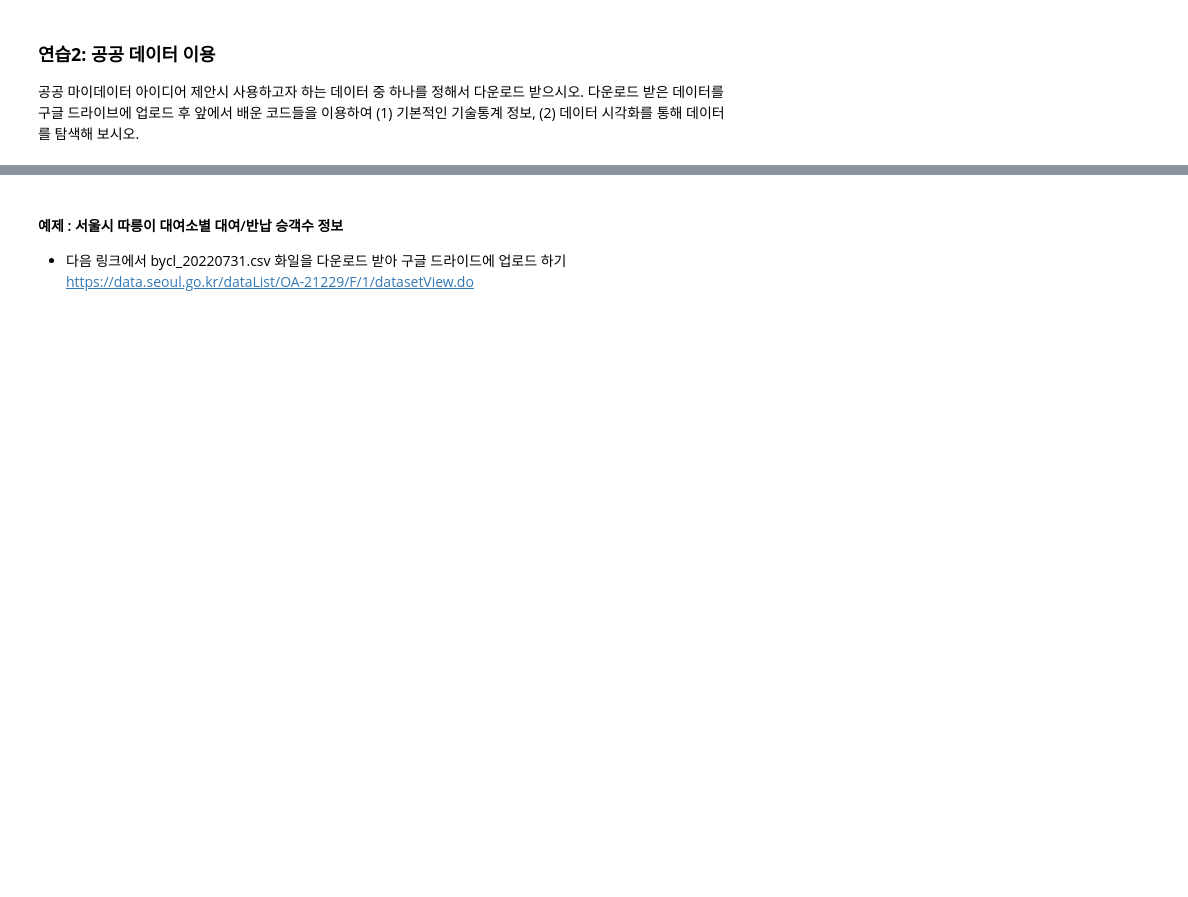
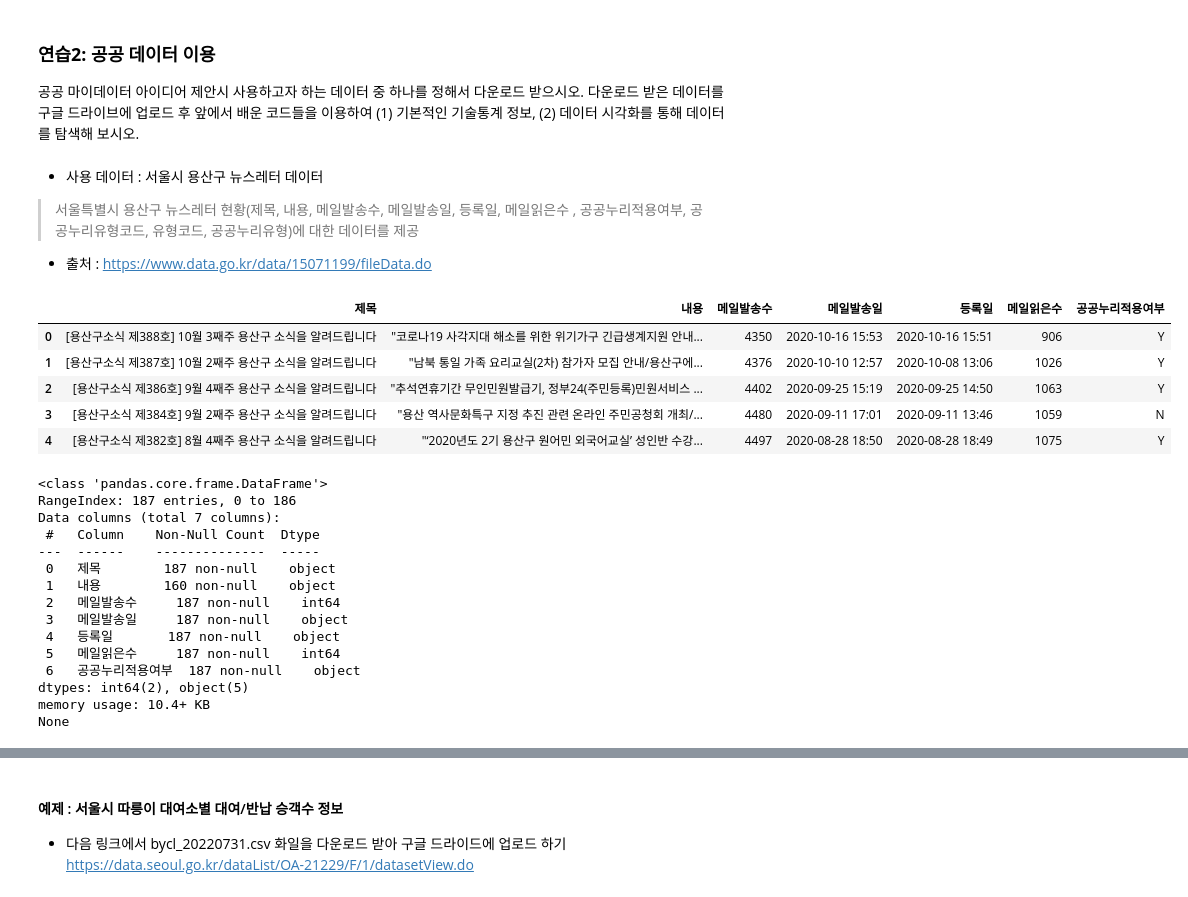
Before and after one commit to Jang-Sohyun/IT-Bussiness-2022, a Jupyter notebook: python_basic2_ipynb(5주차_1,_10_3).ipynb, the cells around one changed output, grey strips where cells are left out. Cells and saved outputs as stored; diff of their text form; code cells hidden in the pictures; blank space fills up the shorter version.

```diff
--- a/python_basic2_ipynb(5주차_1,_10_3).ipynb
+++ b/python_basic2_ipynb(5주차_1,_10_3).ipynb
@@ -754,0 +795,39 @@ Name: item_price, dtype: float64
+# %% [markdown]
+- 사용 데이터 : 서울시 용산구 뉴스레터 데이터
+
+
+> 서울특별시 용산구 뉴스레터 현황(제목, 내용, 메일발송수, 메일발송일, 등록일, 메일읽은수 , 공공누리적용여부, 공공누리유형코드, 유형코드, 공공누리유형)에 대한 데이터를 제공
+
+
+- 출처 : https://www.data.go.kr/data/15071199/fileData.do
+# %%
+# 연습:공공 데이터 이용
+
+#csv 데이터 가져오기, 인코딩 변경
+import pandas as pd
+newsletter = pd.read_csv("/content/drive/MyDrive/IT비즈니스혁신/newsletter.csv", encoding='cp949')
+
+display(newsletter.head())
+print(newsletter.info())
+# %% [output]
+|  | 제목 | 내용 | 메일발송수 | 메일발송일 | 등록일 | 메일읽은수 | 공공누리적용여부 |
+| 0 | [용산구소식 제388호] 10월 3째주 용산구 소식을 알려드립니다 | "코로나19 사각지대 해소를 위한 위기가구 긴급생계지원 안내... | 4350 | 2020-10-16 15:53 | 2020-10-16 15:51 | 906 | Y |
+| 1 | [용산구소식 제387호] 10월 2째주 용산구 소식을 알려드립니다 | "남북 통일 가족 요리교실(2차) 참가자 모집 안내/용산구에... | 4376 | 2020-10-10 12:57 | 2020-10-08 13:06 | 1026 | Y |
+| 2 | [용산구소식 제386호] 9월 4째주 용산구 소식을 알려드립니다 | "추석연휴기간 무인민원발급기, 정부24(주민등록)민원서비스 ... | 4402 | 2020-09-25 15:19 | 2020-09-25 14:50 | 1063 | Y |
+| 3 | [용산구소식 제384호] 9월 2째주 용산구 소식을 알려드립니다 | "용산 역사문화특구 지정 추진 관련 온라인 주민공청회 개최/... | 4480 | 2020-09-11 17:01 | 2020-09-11 13:46 | 1059 | N |
+| 4 | [용산구소식 제382호] 8월 4째주 용산구 소식을 알려드립니다 | "‘2020년도 2기 용산구 원어민 외국어교실’ 성인반 수강... | 4497 | 2020-08-28 18:50 | 2020-08-28 18:49 | 1075 | Y |
+<class 'pandas.core.frame.DataFrame'>
+RangeIndex: 187 entries, 0 to 186
+Data columns (total 7 columns):
+ #   Column    Non-Null Count  Dtype
+---  ------    --------------  -----
+ 0   제목        187 non-null    object
+ 1   내용        160 non-null    object
+ 2   메일발송수     187 non-null    int64
+ 3   메일발송일     187 non-null    object
+ 4   등록일       187 non-null    object
+ 5   메일읽은수     187 non-null    int64
+ 6   공공누리적용여부  187 non-null    object
+dtypes: int64(2), object(5)
+memory usage: 10.4+ KB
+None
```
Also changed, not shown: parts of 11 cells of this notebook.
